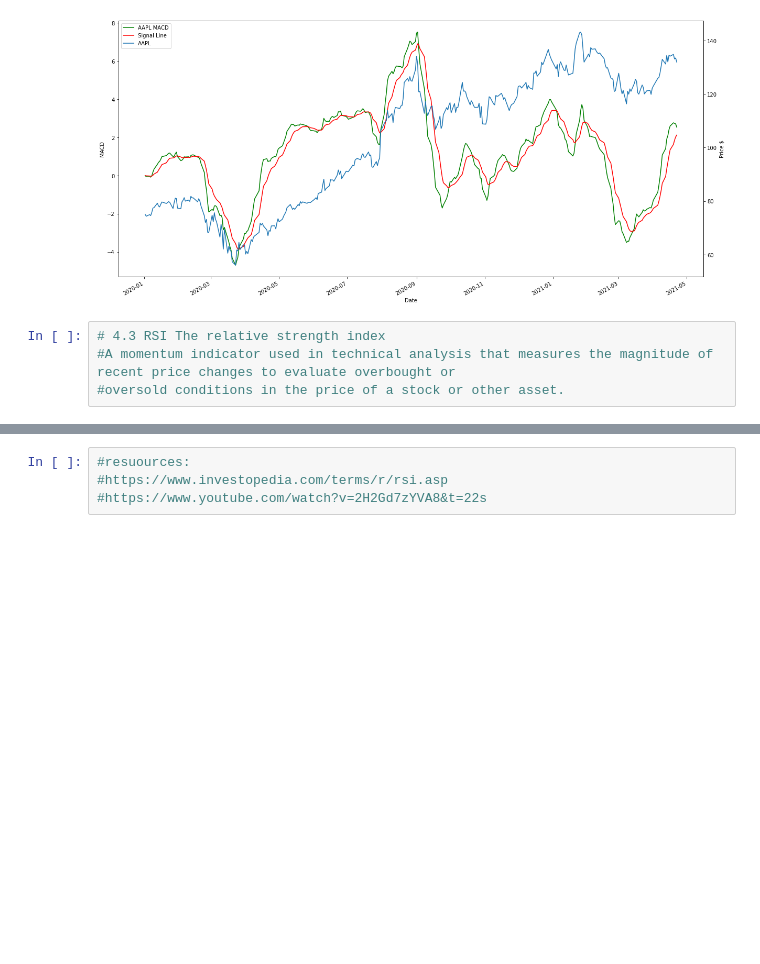
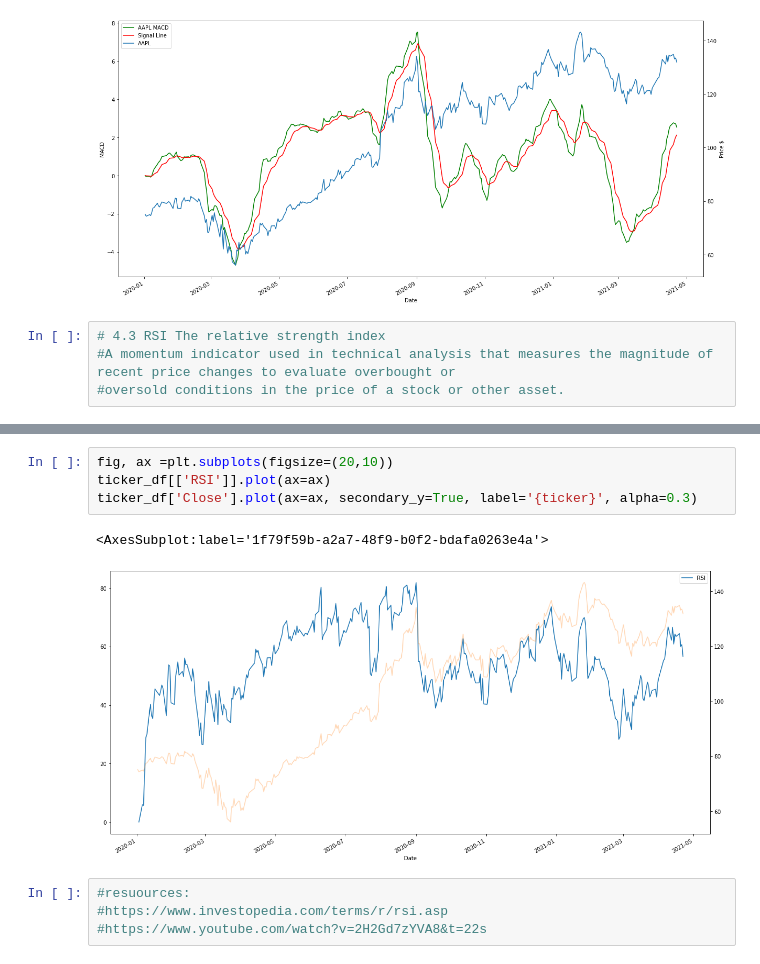
Before and after one commit to wchance/project1, a Jupyter notebook: notebooks/jsirab/Analysis/Financial_Analysis_MC_simul .ipynb, the cells around one changed output, grey strips where cells are left out. Saved outputs shown, nothing was run; the diff lists cells and outputs as text; blank space fills up the shorter version.

```diff
--- a/notebooks/jsirab/Analysis/Financial_Analysis_MC_simul .ipynb
+++ b/notebooks/jsirab/Analysis/Financial_Analysis_MC_simul .ipynb
@@ -570,3 +578,10 @@ ticker_df
+# %%
+fig, ax =plt.subplots(figsize=(20,10))
+ticker_df[['RSI']].plot(ax=ax)
+ticker_df['Close'].plot(ax=ax, secondary_y=True, label='{ticker}', alpha=0.3)
+# %% [output]
+<AxesSubplot:label='1f79f59b-a2a7-48f9-b0f2-bdafa0263e4a'>
+[figure, added]
 # %%
 #resuources:
 #https://www.investopedia.com/terms/r/rsi.asp
```
Also changed, not shown: parts of 24 cells of this notebook.
